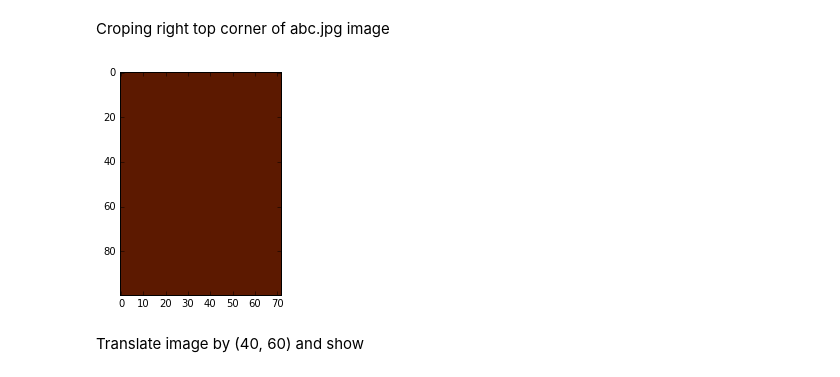
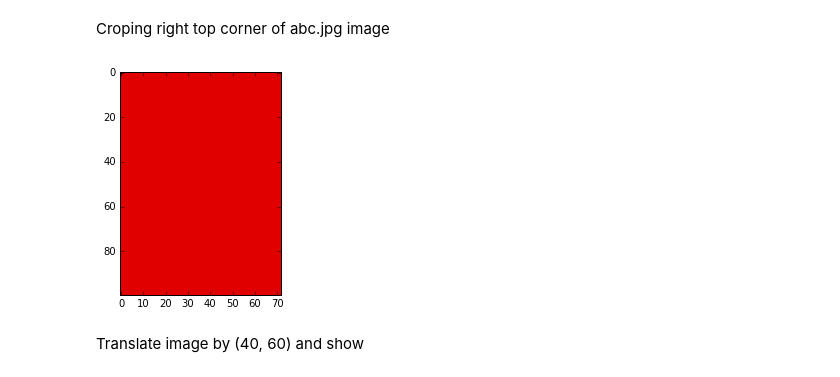
Before and after one commit to Bugnon/oc-2017, a Jupyter notebook: te/cv2/te_gallois.ipynb, the cells around one changed output. Cells and saved outputs as stored; diff of their text form; code cells hidden in the pictures.

```diff
--- a/te/cv2/te_gallois.ipynb
+++ b/te/cv2/te_gallois.ipynb
@@ -40,10 +40,10 @@ Croping right top corner of abc.jpg image
 # %%
 img5 = cv2.imread("abc.jpg")
 corner = img5 [0:100, 120:194]
-img5 [0:100, 120:194] = (0,25,92)
+img5 [0:100, 120:194] = (0,0,225)
 show(corner)
 # %% [output]
-[figure, old version]
+[figure, new version]
 # %% [markdown]
 Translate image by (40, 60) and show
 # %%
```
